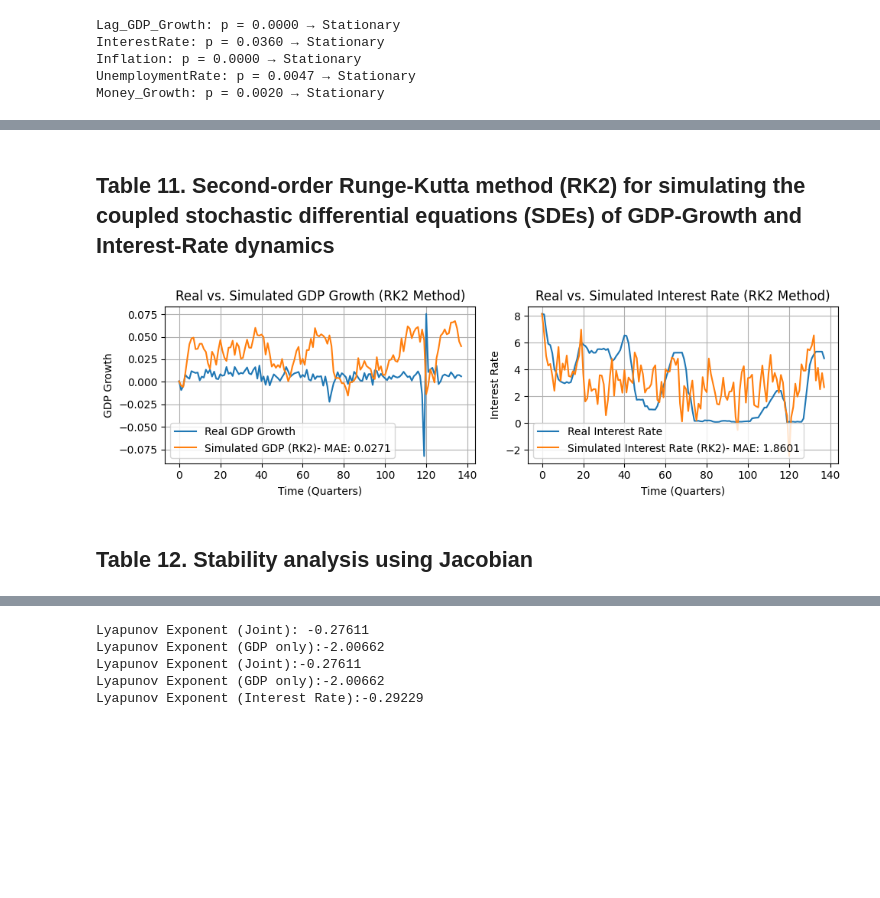
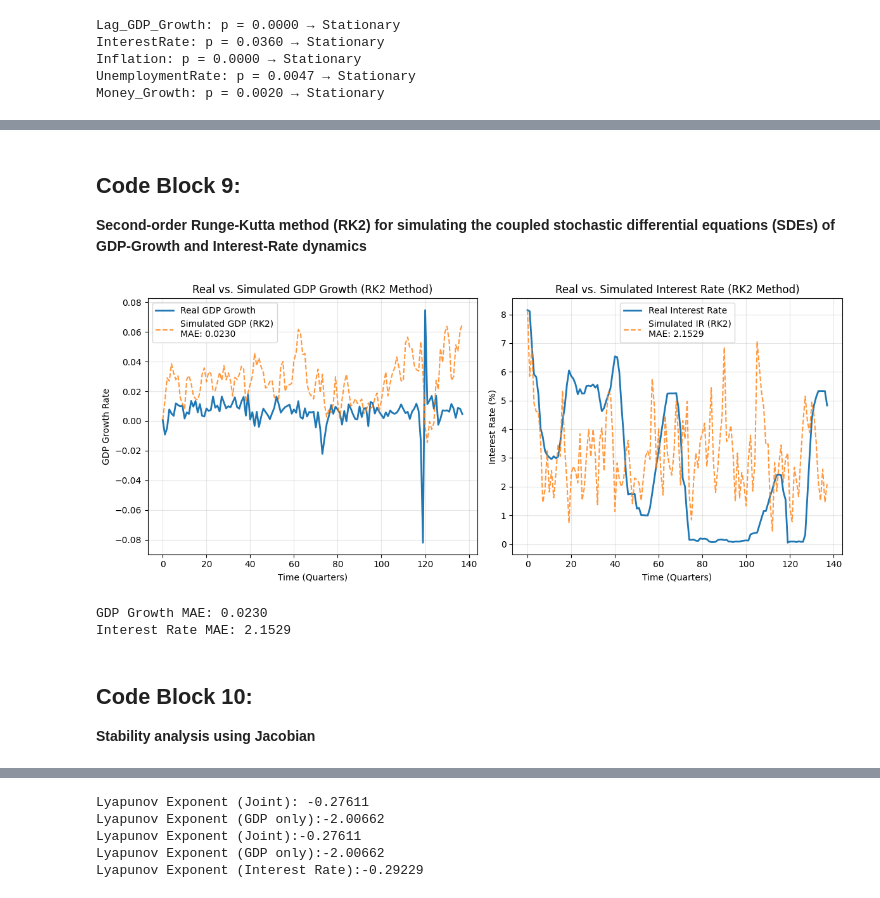
Before and after one commit to saritmaitra/Non-linear-dynamics, a Jupyter notebook: Chapter1_fundamentals_of_nonlinear_dynamics.ipynb, the cells around one changed output, grey strips where cells are left out. Saved outputs shown, nothing was run; the diff lists cells and outputs as text; code cells hidden in the pictures; blank space fills up the shorter version.

```diff
--- a/Chapter1_fundamentals_of_nonlinear_dynamics.ipynb
+++ b/Chapter1_fundamentals_of_nonlinear_dynamics.ipynb
@@ -354,5 +459,6 @@ plt.show()
 # %% [markdown]
-## **Table 11. Second-order Runge-Kutta method (RK2) for simulating the coupled stochastic differential equations (SDEs) of GDP-Growth and Interest-Rate dynamics**
+## **Code Block 9:**
+**Second-order Runge-Kutta method (RK2) for simulating the coupled stochastic differential equations (SDEs) of GDP-Growth and Interest-Rate dynamics**
 # %%
 T = len(df)
 dt = 1.0
@@ -361,67 +467,83 @@ Y_rk2 = np.zeros(T)
 i_rk2 = np.zeros(T)
 Y_rk2[0], i_rk2[0] = Y_data[0], i_data[0]
 
+# drift functions
 def gdp_drift(Y_prev, i_prev, U_prev, M_prev, Infl_prev):
+    """GDP growth drift term"""
     return (const + beta_lag * Y_prev + beta_unemp * U_prev +
             beta_ir * i_prev + beta_inf * Infl_prev + beta_money * M_prev)
 
 def ir_drift(Y_prev, i_prev, M_prev, Infl_prev):
+    """Interest rate drift term with mean reversion"""
     return (ir_const + ir_gdp * Y_prev + ir_money * M_prev +
             ir_inf * Infl_prev - i_prev)
 
 # RK2 Simulation
 np.random.seed(42)
 for t in range(1, T):
+    # Generate random shocks
     dW_Y = np.random.normal(0, np.sqrt(dt))
     dW_i = np.random.normal(0, np.sqrt(dt))
-    dW_Y, dW_i = np.random.multivariate_normal([0, 0], cov).T * np.sqrt(dt)
-
 
     # GDP Growth (RK2)
-    k1_Y = gdp_drift(Y_rk2[t-1], i_rk2[t-1], U_data[t-1], M_data[t-1], Infl[t-1])
+    # Initial slope
+    k1_Y = gdp_drift(Y_rk2[t-1], i_rk2[t-1], U_data[t-1],
+                     M_data[t-1], Infl[t-1])
+
+    # Midpoint estimate
     Y_mid = Y_rk2[t-1] + 0.5 * k1_Y * dt + 0.5 * sigmaY * dW_Y
 
-    k2_Y = gdp_drift(Y_mid, i_rk2[t-1], U_data[t-1], M_data[t-1], Infl[t-1])
+    # Midpoint slope
+    k2_Y = gdp_drift(Y_mid, i_rk2[t-1], U_data[t-1],
+                     M_data[t-1], Infl[t-1])
+
+    # Update using midpoint slope
     Y_rk2[t] = Y_rk2[t-1] + k2_Y * dt + sigmaY * dW_Y
 
     # Interest Rate (RK2)
     k1_i = ir_drift(Y_rk2[t-1], i_rk2[t-1], M_data[t-1], Infl[t-1])
     i_mid = i_rk2[t-1] + 0.5 * k1_i * dt + 0.5 * sigmai * dW_i
-
     k2_i = ir_drift(Y_mid, i_mid, M_data[t-1], Infl[t-1])
     i_rk2[t] = i_rk2[t-1] + k2_i * dt + sigmai * dW_i
 
+# performance metrics
 mae_gdp = np.mean(np.abs(Y_data - Y_rk2))
 mae_ir = np.mean(np.abs(i_data - i_rk2))
 
 time = np.arange(T)
-
-plt.figure(figsize=(10, 3))
-
+plt.figure(figsize=(12, 5))
 plt.subplot(1, 2, 1)
-plt.plot(time, Y_data, label='Real GDP Growth')
-plt.plot(time, Y_rk2, label=f'Simulated GDP (RK2)- MAE: {mae_gdp:.4f}')
+plt.plot(time, Y_data, label='Real GDP Growth', linewidth=2)
+plt.plot(time, Y_rk2, label=f'Simulated GDP (RK2)\nMAE: {mae_gdp:.4f}',
+         linestyle='--', alpha=0.8)
 plt.xlabel('Time (Quarters)')
-plt.ylabel('GDP Growth')
+plt.ylabel('GDP Growth Rate')
 plt.title('Real vs. Simulated GDP Growth (RK2 Method)')
 plt.legend()
-plt.grid()
+plt.grid(alpha=0.3)
 
 plt.subplot(1, 2, 2)
-plt.plot(time, i_data, label='Real Interest Rate')
-plt.plot(time, i_rk2, label=f'Simulated Interest Rate (RK2)- MAE: {mae_ir:.4f}')
+plt.plot(time, i_data, label='Real Interest Rate', linewidth=2)
+plt.plot(time, i_rk2, label=f'Simulated IR (RK2)\nMAE: {mae_ir:.4f}',
+         linestyle='--', alpha=0.8)
 plt.xlabel('Time (Quarters)')
-plt.ylabel('Interest Rate')
+plt.ylabel('Interest Rate (%)')
 plt.title('Real vs. Simulated Interest Rate (RK2 Method)')
 plt.legend()
-plt.grid()
+plt.grid(alpha=0.3)
 
 plt.tight_layout()
 plt.show()
+
+print(f"GDP Growth MAE: {mae_gdp:.4f}")
+print(f"Interest Rate MAE: {mae_ir:.4f}")
 # %% [output]
-[figure, old version]
+[figure, new version]
+GDP Growth MAE: 0.0230
+Interest Rate MAE: 2.1529
 # %% [markdown]
-## **Table 12. Stability analysis using Jacobian**
+## **Code Block 10:**
+**Stability analysis using Jacobian**
 # %%
 Y_star = np.mean(Y_data)
 r_star = np.mean(i_data)
```
Also changed, not shown: parts of 35 cells of this notebook.
